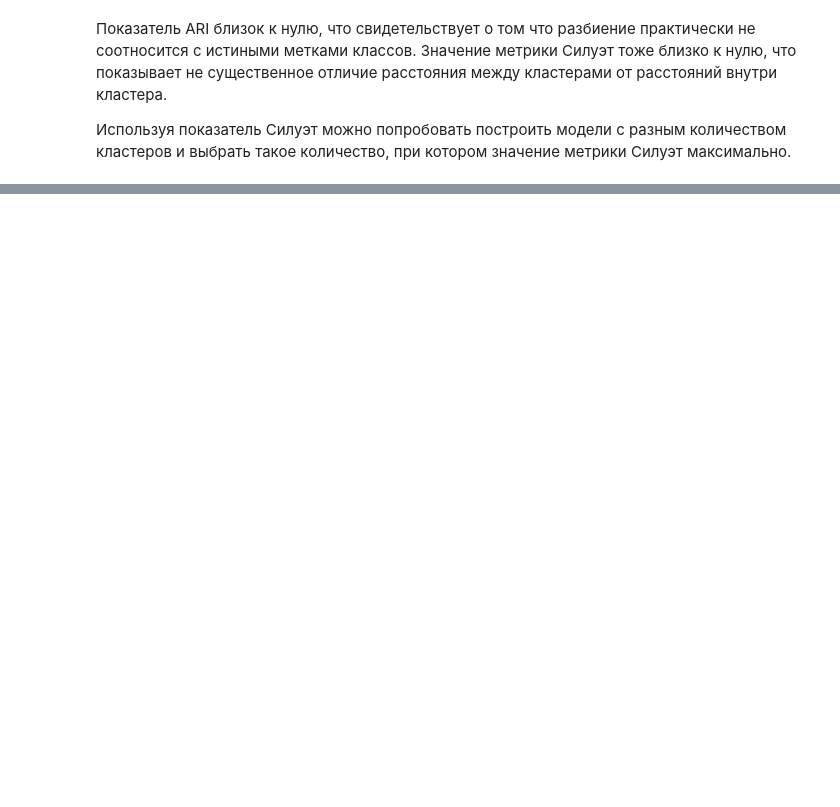
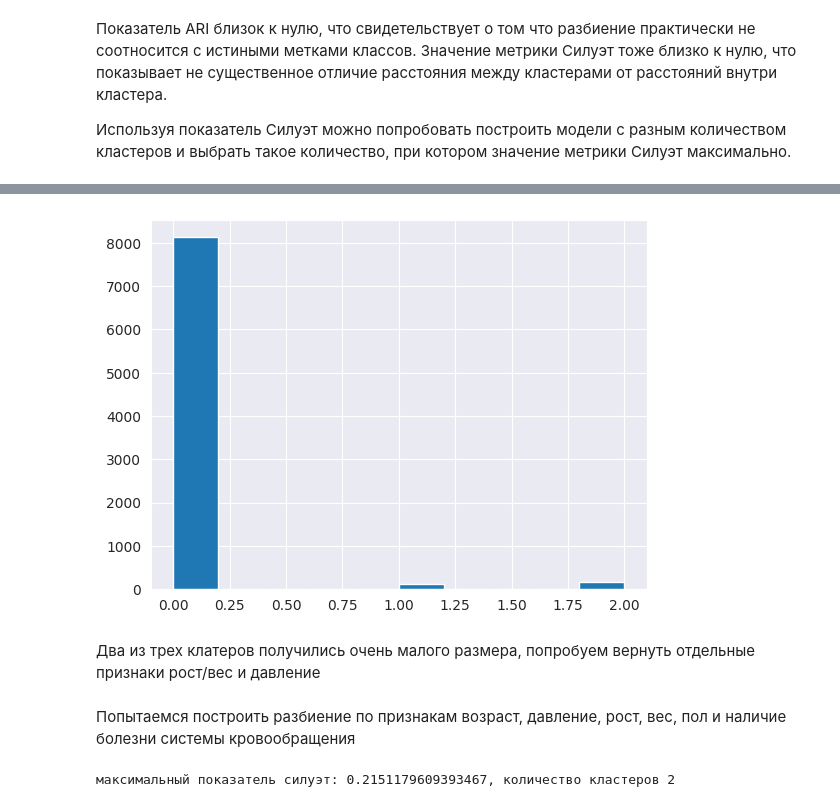
Before and after one commit to MikhailovAlexander/stepikML, a Jupyter notebook: project.ipynb, the cells around one changed output, grey strips where cells are left out. Saved outputs shown, nothing was run; the diff lists cells and outputs as text; code cells hidden in the pictures; blank space fills up the shorter version.

```diff
--- a/project.ipynb
+++ b/project.ipynb
@@ -701,4 +706,4 @@ print(f'максимальный показатель силуэт: {max_val[1]}
 # %%
-back_columns = ['weight', 'height', 's_press', 'd_press']
+back_columns = ['s_press', 'd_press', 'weight', 'height']
 for column in back_columns:
     df[column] = df_source[column]
@@ -716,0 +710,4 @@ df.describe()
+# %%
+scaler = StandardScaler()
+for column in back_columns:
+    df[column] = scaler.fit_transform(df[[column]])
@@ -716,0 +716,2 @@ df.describe()
+# %%
+x_columns = ['age', 's_press', 'd_press', 'weight', 'height', 'sex', 'has_bsk']
@@ -716,0 +729,5 @@ df.describe()
+# %%
+model_kmeans = KMeans(n_clusters=2, n_init='auto').fit(df[x_columns])
+pred_labels = model_kmeans.fit_predict(df[x_columns])
+df_source['clust'] = pred_labels
+df_source.clust.hist();
@@ -716,0 +780,6 @@ df.describe()
+# %%
+df_source.clust.hist();
+# %% [output]
+[figure, added]
+# %% [markdown]
+Два из трех клатеров получились очень малого размера, попробуем вернуть отдельные признаки рост/вес и давление
@@ -716,0 +794,2 @@ df.describe()
+# %% [markdown]
+Попытаемся построить разбиение по признакам возраст, давление, рост, вес, пол и наличие болезни системы кровообращения
@@ -716,0 +798,11 @@ df.describe()
+# %%
+max_val = [0,0]
+for i in range(2,10):
+    model_kmeans = KMeans(n_clusters=i, n_init='auto').fit(df[x_columns])
+    pred_labels = model_kmeans.fit_predict(df[x_columns])
+    value = metrics.silhouette_score(X=df[x_columns], labels=pred_labels)
+    if value > max_val[1]:
+        max_val = [i, value]
+print(f'максимальный показатель силуэт: {max_val[1]}, количество кластеров {max_val[0]}')
+# %% [output]
+максимальный показатель силуэт: 0.2151179609393467, количество кластеров 2
```
Also changed, not shown: parts of 44 cells of this notebook.
